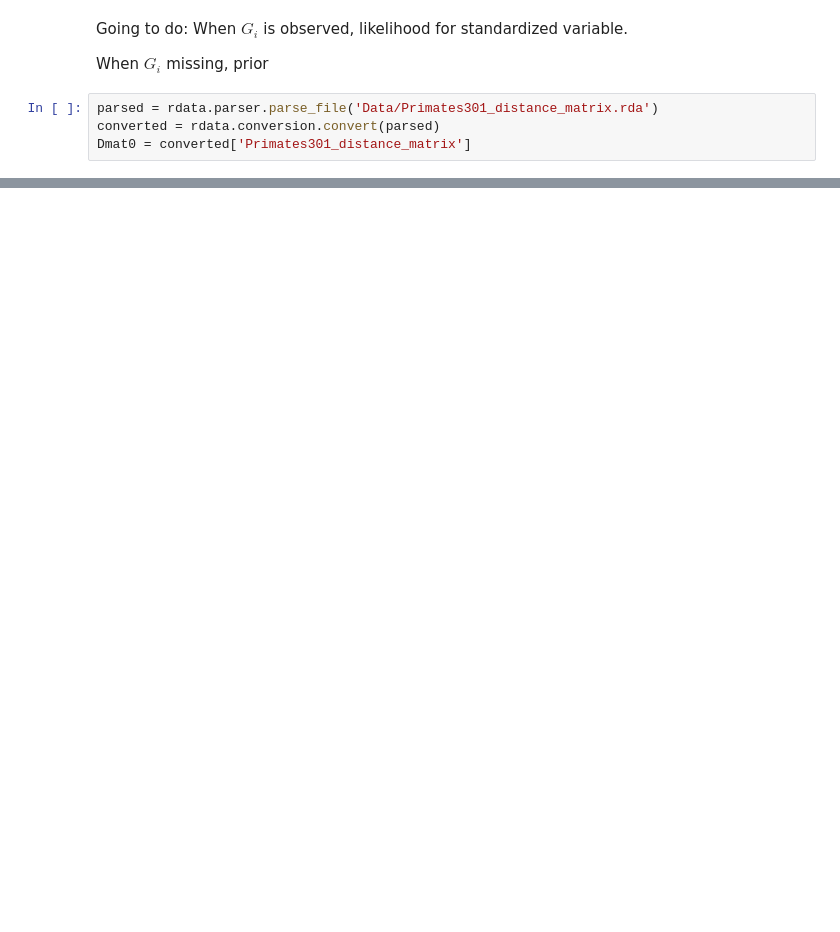
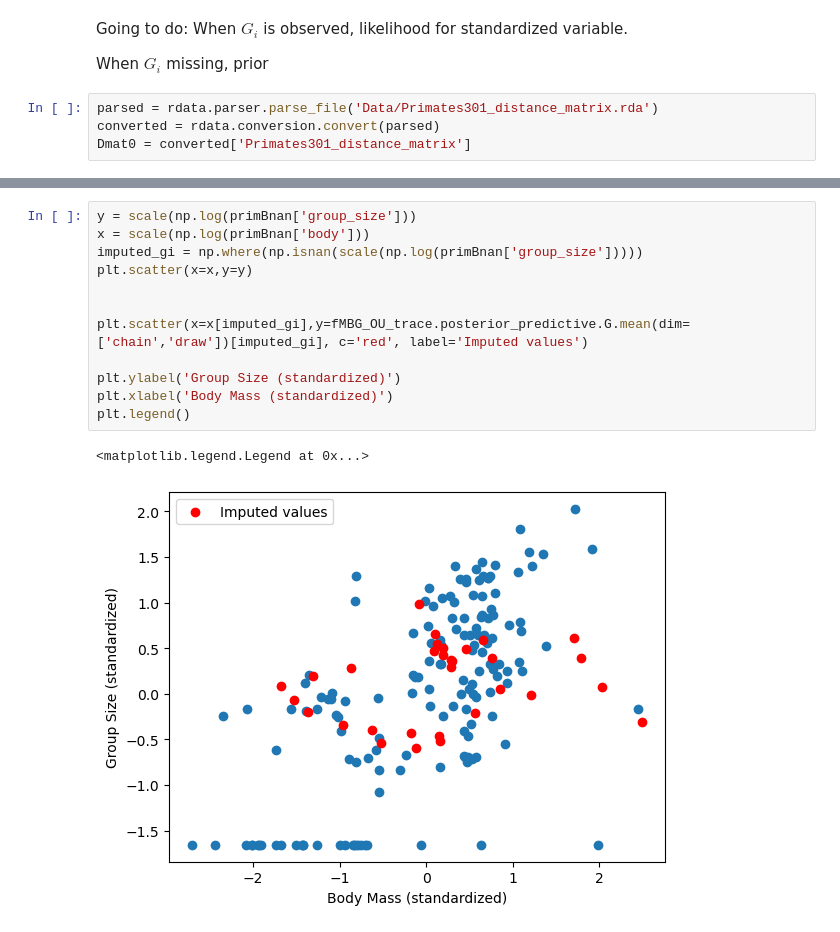
Before and after one commit to kpjmcg/Statistical-Rethinking-2023-Python-Notes, a Jupyter notebook: Lecture_18_2023.ipynb, the cells around one changed output, grey strips where cells are left out. Saved outputs shown, nothing was run; the diff lists cells and outputs as text; blank space fills up the shorter version.

```diff
--- a/Lecture_18_2023.ipynb
+++ b/Lecture_18_2023.ipynb
@@ -357,3 +395,18 @@ az.summary(gimp_trace,var_names=['G_missing'])
+# %%
+y = scale(np.log(primBnan['group_size']))
+x = scale(np.log(primBnan['body']))
+imputed_gi = np.where(np.isnan(scale(np.log(primBnan['group_size']))))
+plt.scatter(x=x,y=y)
+
+
+plt.scatter(x=x[imputed_gi],y=fMBG_OU_trace.posterior_predictive.G.mean(dim=['chain','draw'])[imputed_gi], c='red', label='Imputed values')
+
+plt.ylabel('Group Size (standardized)')
+plt.xlabel('Body Mass (standardized)')
+plt.legend()
+# %% [output]
+<matplotlib.legend.Legend at 0x...>
+[figure, added]
 # %%
 class LinearMean(pm.gp.mean.Mean):
     def __init__(self, intercept, slopes,M,G):
```
Also changed, not shown: parts of 27 cells of this notebook.
